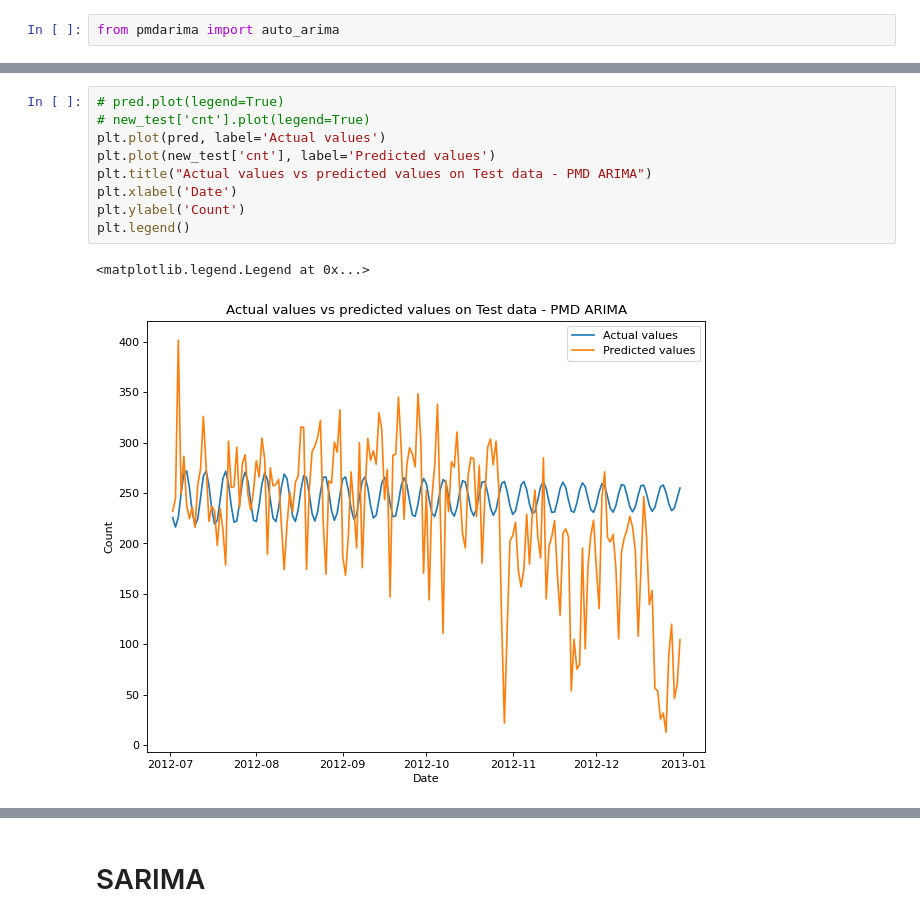
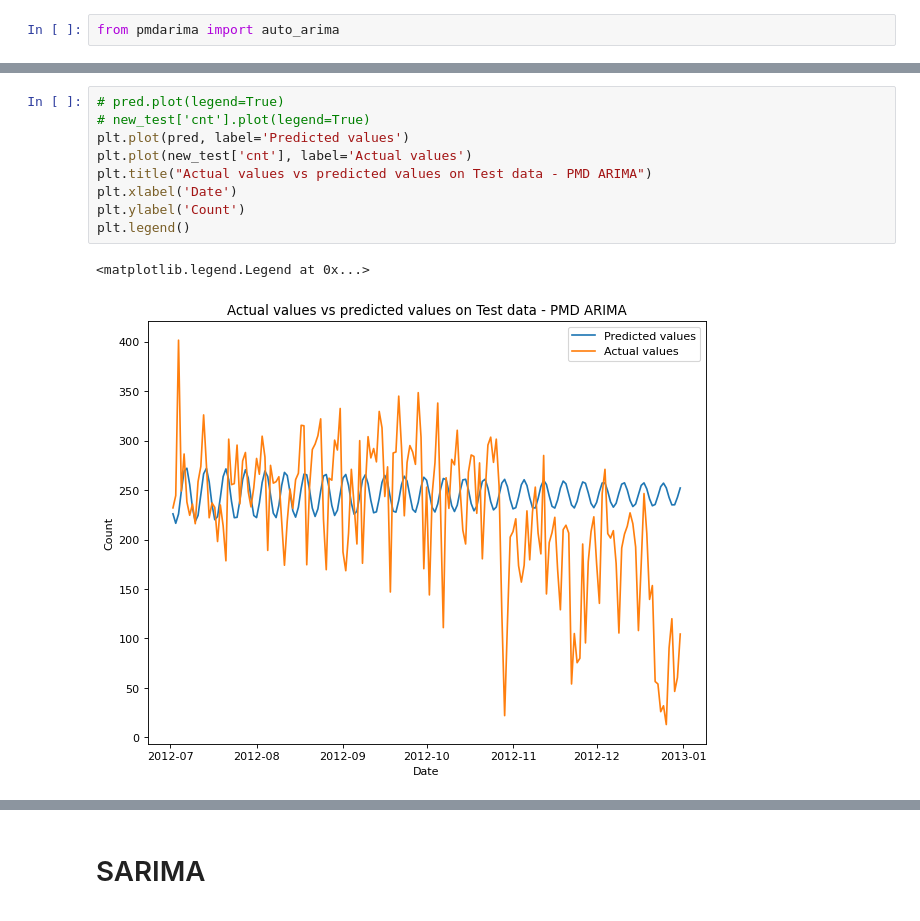
Before and after one commit to AkashM006/Bike-sharing-prediction, a Jupyter notebook: project.ipynb, the cells around one changed output, grey strips where cells are left out. Saved outputs shown, nothing was run; the diff lists cells and outputs as text.

```diff
--- a/project.ipynb
+++ b/project.ipynb
@@ -703,15 +678,15 @@ Freq: D, Name: predicted_mean, Length: 183, dtype: float64
 # %%
 # pred.plot(legend=True)
 # new_test['cnt'].plot(legend=True)
-plt.plot(pred, label='Actual values')
-plt.plot(new_test['cnt'], label='Predicted values')
+plt.plot(pred, label='Predicted values')
+plt.plot(new_test['cnt'], label='Actual values')
 plt.title("Actual values vs predicted values on Test data - PMD ARIMA")
 plt.xlabel('Date')
 plt.ylabel('Count')
 plt.legend()
 # %% [output]
 <matplotlib.legend.Legend at 0x...>
-[figure, old version]
+[figure, new version]
 # %%
 # from the above graph we can say that ARIMA was able to capture the trend approximately.
 # Due to lower amount of train data it is not able to predict precisely
```
Also changed, not shown: parts of 46 cells of this notebook, 2 other files.
